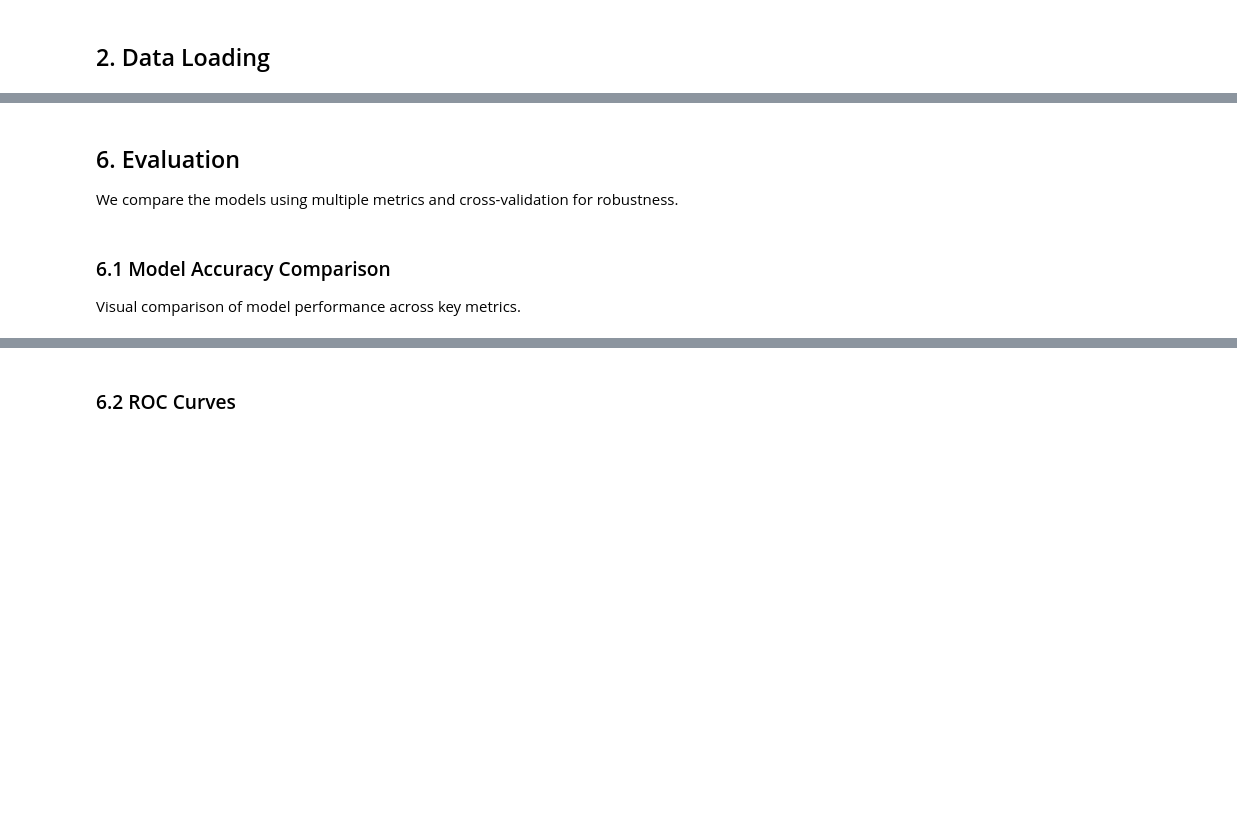
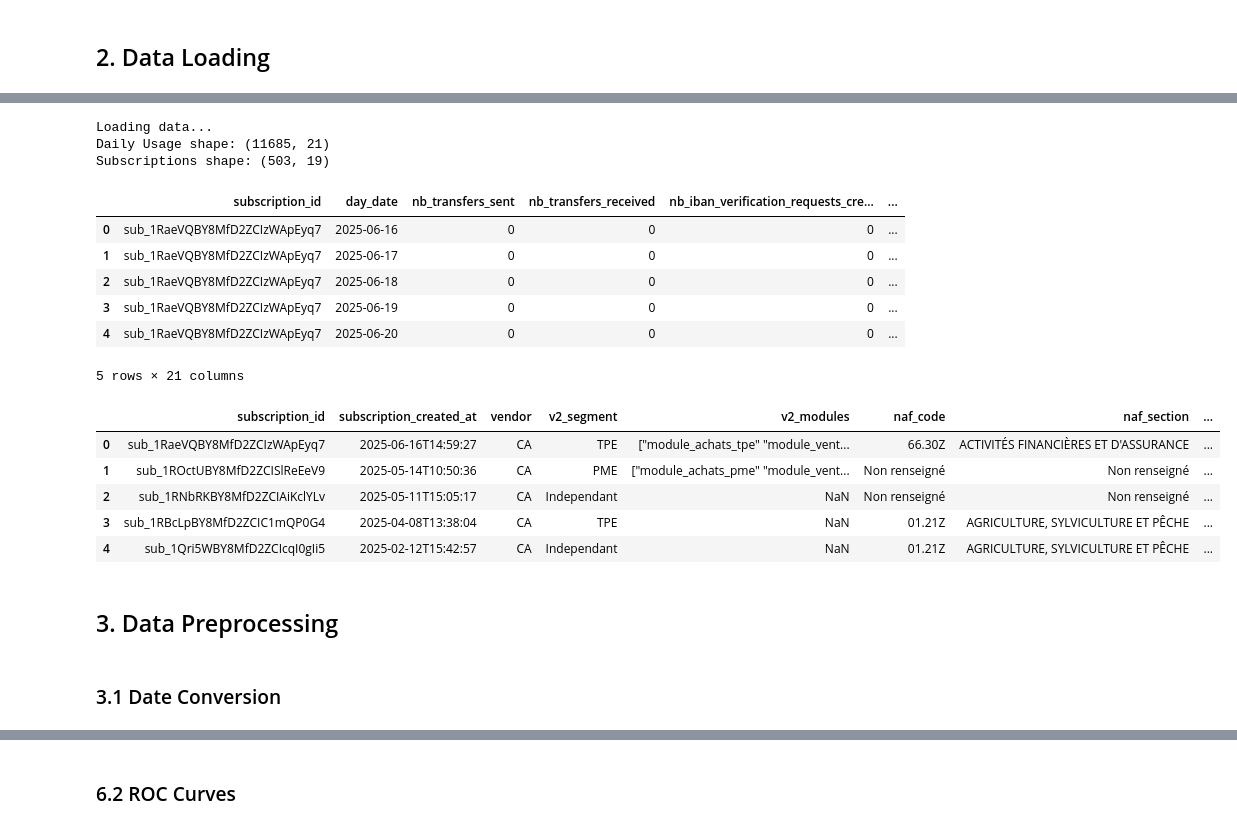
Before and after one commit to Paulino-Cristovao/churn_predictions, a Jupyter notebook: churn_analysis.ipynb, the cells around one changed output, grey strips where cells are left out. Cells and saved outputs as stored; diff of their text form; code cells hidden in the pictures; blank space fills up the shorter version.

```diff
--- a/churn_analysis.ipynb
+++ b/churn_analysis.ipynb
@@ -493,3 +52,0 @@ except ImportError:
-# %% [markdown]
-## 6. Evaluation
-We compare the models using multiple metrics and cross-validation for robustness.
@@ -508,3 +52,0 @@ print()
-# %% [markdown]
-### 6.1 Model Accuracy Comparison
-Visual comparison of model performance across key metrics.
@@ -547,0 +53,36 @@ print('Best Model by AUC:', max(model_metrics.items(), key=lambda x: x[1]['AUC']
+# %%
+print("Loading data...")
+daily_usage_df = pd.read_csv('Data/daily_usage.csv')
+subscriptions_df = pd.read_csv('Data/subscriptions.csv')
+
+print(f"Daily Usage shape: {daily_usage_df.shape}")
+print(f"Subscriptions shape: {subscriptions_df.shape}")
+# %% [output]
+Loading data...
+Daily Usage shape: (11685, 21)
+Subscriptions shape: (503, 19)
+# %%
+# Display 5 rows of the dataset
+# Daily Usage
+display(daily_usage_df.head())
+
+# Subscriptions
+display(subscriptions_df.head())
+# %% [output]
+|  | subscription_id | day_date | nb_transfers_sent | nb_transfers_received | nb_iban_verification_requests_cre... | ... |
+| 0 | sub_1RaeVQBY8MfD2ZCIzWApEyq7 | 2025-06-16 | 0 | 0 | 0 | ... |
+| 1 | sub_1RaeVQBY8MfD2ZCIzWApEyq7 | 2025-06-17 | 0 | 0 | 0 | ... |
+| 2 | sub_1RaeVQBY8MfD2ZCIzWApEyq7 | 2025-06-18 | 0 | 0 | 0 | ... |
+| 3 | sub_1RaeVQBY8MfD2ZCIzWApEyq7 | 2025-06-19 | 0 | 0 | 0 | ... |
+| 4 | sub_1RaeVQBY8MfD2ZCIzWApEyq7 | 2025-06-20 | 0 | 0 | 0 | ... |
+5 rows × 21 columns
+|  | subscription_id | subscription_created_at | vendor | v2_segment | v2_modules | naf_code | naf_section | ... |
+| 0 | sub_1RaeVQBY8MfD2ZCIzWApEyq7 | 2025-06-16T14:59:27 | CA | TPE | ["module_achats_tpe" "module_vent... | 66.30Z | ACTIVITÉS FINANCIÈRES ET D'ASSURANCE | ... |
+| 1 | sub_1ROctUBY8MfD2ZCISlReEeV9 | 2025-05-14T10:50:36 | CA | PME | ["module_achats_pme" "module_vent... | Non renseigné | Non renseigné | ... |
+| 2 | sub_1RNbRKBY8MfD2ZCIAiKclYLv | 2025-05-11T15:05:17 | CA | Independant | NaN | Non renseigné | Non renseigné | ... |
+| 3 | sub_1RBcLpBY8MfD2ZCIC1mQP0G4 | 2025-04-08T13:38:04 | CA | TPE | NaN | 01.21Z | AGRICULTURE, SYLVICULTURE ET PÊCHE | ... |
+| 4 | sub_1Qri5WBY8MfD2ZCIcqI0gIi5 | 2025-02-12T15:42:57 | CA | Independant | NaN | 01.21Z | AGRICULTURE, SYLVICULTURE ET PÊCHE | ... |
+# %% [markdown]
+## 3. Data Preprocessing
+# %% [markdown]
+### 3.1 Date Conversion
```
Also changed, not shown: parts of 83 cells of this notebook, 13 other files.
